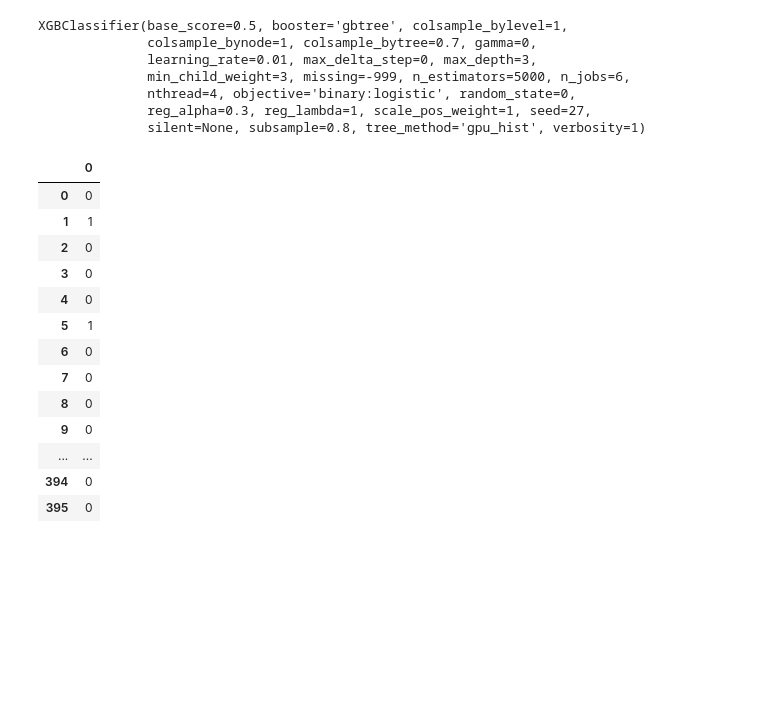
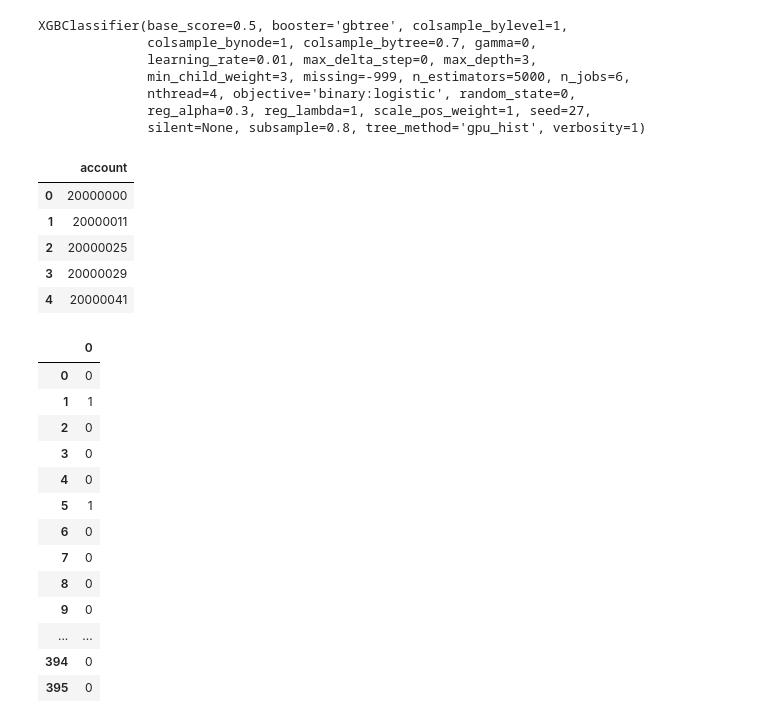
Before and after one commit to laplaisanterie/Game-bot-detection, a Jupyter notebook: final data & analysis HY/Modeling2.ipynb, the cells around one changed output. Saved outputs shown, nothing was run; the diff lists cells and outputs as text; code cells hidden in the pictures; blank space fills up the shorter version.

```diff
--- a/final data & analysis HY/Modeling2.ipynb
+++ b/final data & analysis HY/Modeling2.ipynb
@@ -702,4 +702,13 @@ test_accounts = pd.merge(accounts, test, how='inner', on = "account")
 ts = test_accounts.copy()
 # %%
 del ts['account']
+# %%
+accounts.head()
+# %% [output]
+|  | account |
+| 0 | 20000000 |
+| 1 | 20000011 |
+| 2 | 20000025 |
+| 3 | 20000029 |
+| 4 | 20000041 |
 # %%
```
Also changed, not shown: parts of 4 cells of this notebook, 2 other files.
